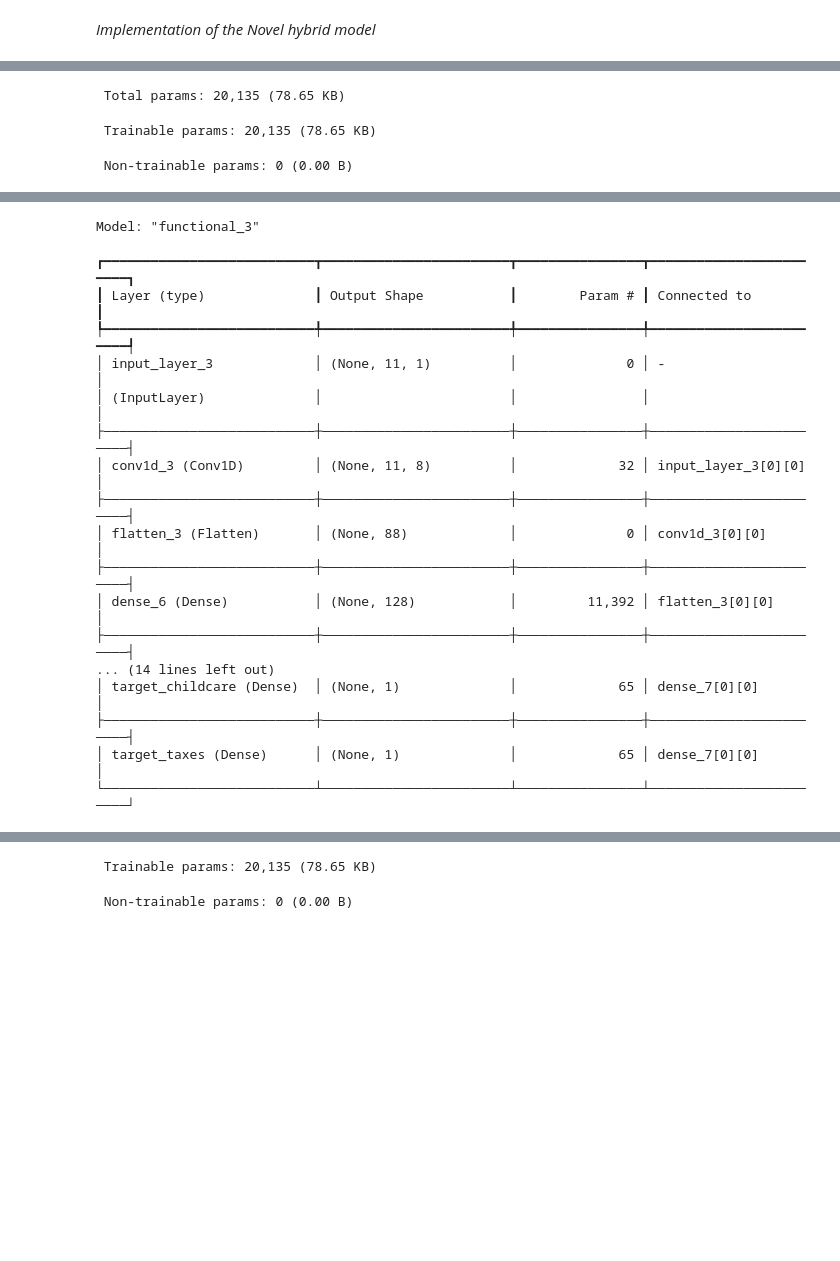
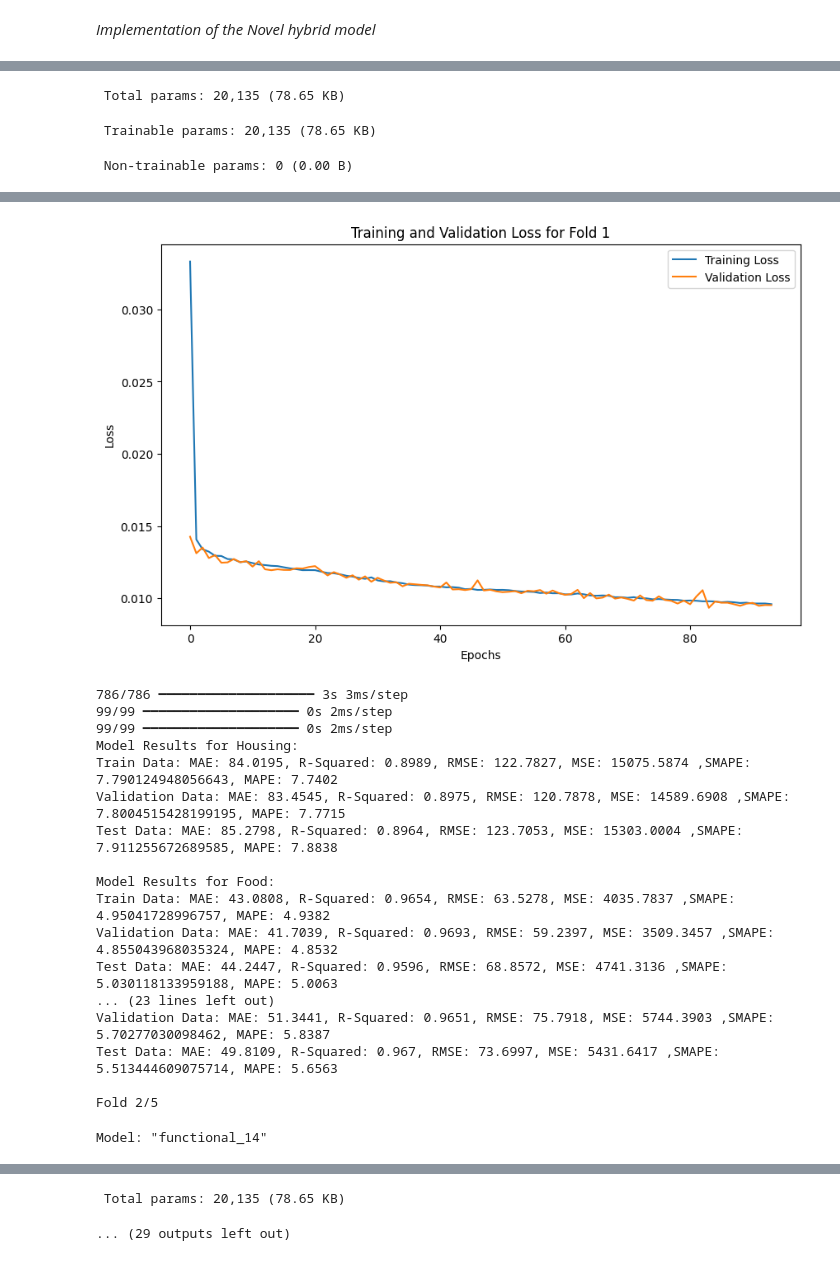
Before and after one commit to savinthie/Final_Year_Project_IDP_2024-2025, a Jupyter notebook: Final_IDP_model.ipynb, the cells around one changed output, grey strips where cells are left out. Saved outputs shown, nothing was run; the diff lists cells and outputs as text; code cells hidden in the pictures; blank space fills up the shorter version.

Commit message:
Added the training and validation loss curve to check the model generalization. Added the MAPE evaluation metric

```diff
--- a/Final_IDP_model.ipynb
+++ b/Final_IDP_model.ipynb
@@ -109,7 +111,7 @@ def calculateSmape(y_true, y_pred):
     return smape_value
 # %%
 # Cross-Validation Setup
-kf = KFold(n_splits=2, shuffle=True, random_state=100)
+kf = KFold(n_splits=5, shuffle=True, random_state=100) # 5 folds
 
 # Metrics
 def print_metrics(y_true, y_pred, task_name):
@@ -123,7 +125,8 @@ def regr_report(x, y):
     mse = round(mean_squared_error(x, y), 4)
     rmse = round(np.sqrt(mean_squared_error(x, y)), 4)
     smape_score = calculateSmape(x, y)
-    return f'MAE: {mae}, R-Squared: {r2}, RMSE: {rmse}, MSE: {mse} ,smape: {smape_score}'
+    mape= round(mean_absolute_percentage_error(x, y), 4)
+    return f'MAE: {mae}, R-Squared: {r2}, RMSE: {rmse}, MSE: {mse} ,SMAPE: {smape_score}, MAPE: {mape}' # evaluation metrics
 # %%
 num_children_col = 3  # 4th position, 0-indexed
 childcare_exp_col = target_col_list.index('childcare')  # Replace 'childcare_exp' with the actual target name
@@ -154,16 +157,16 @@ global X_train_global, X_test_global, X_val_global
 global y_train_global, y_test_global, y_val_global
 # %%
 # Cross-Validation with Evaluation
-def cross_val_with_evaluation(X_scaled, y_exp_scaled, kf, num_epochs=200):
+def cross_val_with_evaluation(X_scaled, y_exp_scaled, kf, num_epochs=200):# 200 iterations
     global X_train_global, X_test_global, X_val_global
     global y_train_global, y_test_global, y_val_global
     fold = 1
     for train_index, val_index in kf.split(X_scaled):
         print(f"Fold {fold}/{kf.get_n_splits()}")
         X_train, X_test_val = X_scaled[train_index], X_scaled[val_index]
-        y_train, y_test_val = y_exp_scaled[train_index], y_exp_scaled[val_index]
+        y_train, y_test_val = y_exp_scaled[train_index], y_exp_scaled[val_index] # 80% training
 
-        X_test, X_val, y_test, y_val = train_test_split(X_test_val, y_test_val, test_size=0.5, random_state=100) # 50/50 split of remaining 20%
+        X_test, X_val, y_test, y_val = train_test_split(X_test_val, y_test_val, test_size=0.5, random_state=100) # 50/50 split of remaining 20% for testing and validation
 
         X_train_global, X_test_global, X_val_global = X_train, X_test, X_val
         y_train_global, y_test_global, y_val_global = y_train, y_test, y_val
@@ -174,20 +177,29 @@ def cross_val_with_evaluation(X_scaled, y_exp_scaled, kf, num_epochs=200):
         X_test = X_test[..., np.newaxis]
 
         household_model = create_hybrid_model((X_train.shape[1], 1), y_train.shape[1])
-        household_model.compile(optimizer=Adam(learning_rate=0.001), loss='mean_squared_error')
+        household_model.compile(optimizer=Adam(learning_rate=0.001), loss='mean_squared_error') # adams optimizer is used
 
         household_model.summary()
 
-        early_stopping = EarlyStopping(monitor='val_loss', patience=10, restore_best_weights=True)
+        early_stopping = EarlyStopping(monitor='val_loss', patience=10, restore_best_weights=True) # early stopping to avoid excess training/overfitting
 
         # Training
-        household_model.fit(X_train, [y_train[:, i] for i in range(y_train.shape[1])],
+        history=household_model.fit(X_train, [y_train[:, i] for i in range(y_train.shape[1])],
                   validation_data=(X_val, [y_val[:, i] for i in range(y_val.shape[1])]),
                   epochs=num_epochs, batch_size=64, verbose=1, callbacks= [early_stopping])
+           # Plot training and validation loss curves for all the 5 folds
+        plt.figure(figsize=(10, 6))
+        plt.plot(history.history['loss'], label='Training Loss')
+        plt.plot(history.history['val_loss'], label='Validation Loss')
+        plt.title(f'Training and Validation Loss for Fold {fold}')
+        plt.xlabel('Epochs')
+        plt.ylabel('Loss')
+        plt.legend()
+        plt.show()
 
         # Predictions
-        y_train_pred = np.column_stack(household_model.predict(X_train))
-        y_val_pred = np.column_stack(household_model.predict(X_val))
+        y_train_pred = np.column_stack(household_model.predict(X_train)) #. Prediction on the train set
+        y_val_pred = np.column_stack(household_model.predict(X_val))# Prediction on the validation set
         y_test_pred = np.column_stack(household_model.predict(X_test)) #Prediction on test set
 
         # Inverse scaling
@@ -213,13 +225,13 @@ def cross_val_with_evaluation(X_scaled, y_exp_scaled, kf, num_epochs=200):
         # Metrics for each target
         for i, target in enumerate(target_col_list):
             print(f'Model Results for {target.capitalize()}:')
-            print('Train Data:', regr_report(y_train_original[:, i], y_train_pred_original[:, i]))
-            print('Validation Data:', regr_report(y_val_original[:, i], y_val_pred_original[:, i]))
+            print('Train Data:', regr_report(y_train_original[:, i], y_train_pred_original[:, i]))#Print metric for train set
+            print('Validation Data:', regr_report(y_val_original[:, i], y_val_pred_original[:, i])) #Print metrics for validation set
             print('Test Data:', regr_report(y_test_original[:, i], y_test_pred_original[:, i])) #Print metrics for test set
             print()
 
-        fold += 1
+        fold += 1 # moving to the next k fold (iteration process)
     return household_model
 
-household_model_combine = cross_val_with_evaluation(X_scaled, y_exp_scaled,kf)
+household_model_combine = cross_val_with_evaluation(X_scaled, y_exp_scaled,kf) # passing the parameters such as the scaled features, targets, and the number of k folds
 # %% [output]
@@ -265,18 +277,19 @@ Fold 2/2
+[figure, added]
-Model: "functional_3"
+786/786 ━━━━━━━━━━━━━━━━━━━━ 3s 3ms/step
+99/99 ━━━━━━━━━━━━━━━━━━━━ 0s 2ms/step
+99/99 ━━━━━━━━━━━━━━━━━━━━ 0s 2ms/step
+Model Results for Housing:
+Train Data: MAE: 84.0195, R-Squared: 0.8989, RMSE: 122.7827, MSE: 15075.5874 ,SMAPE: 7.790124948056643, MAPE: 7.7402
+Validation Data: MAE: 83.4545, R-Squared: 0.8975, RMSE: 120.7878, MSE: 14589.6908 ,SMAPE: 7.8004515428199195, MAPE: 7.7715
+Test Data: MAE: 85.2798, R-Squared: 0.8964, RMSE: 123.7053, MSE: 15303.0004 ,SMAPE: 7.911255672689585, MAPE: 7.8838
+
+Model Results for Food:
+Train Data: MAE: 43.0808, R-Squared: 0.9654, RMSE: 63.5278, MSE: 4035.7837 ,SMAPE: 4.95041728996757, MAPE: 4.9382
+Validation Data: MAE: 41.7039, R-Squared: 0.9693, RMSE: 59.2397, MSE: 3509.3457 ,SMAPE: 4.855043968035324, MAPE: 4.8532
+Test Data: MAE: 44.2447, R-Squared: 0.9596, RMSE: 68.8572, MSE: 4741.3136 ,SMAPE: 5.030118133959188, MAPE: 5.0063
+... (23 lines left out)
+Validation Data: MAE: 51.3441, R-Squared: 0.9651, RMSE: 75.7918, MSE: 5744.3903 ,SMAPE: 5.70277030098462, MAPE: 5.8387
+Test Data: MAE: 49.8109, R-Squared: 0.967, RMSE: 73.6997, MSE: 5431.6417 ,SMAPE: 5.513444609075714, MAPE: 5.6563
+
+Fold 2/5
-┏━━━━━━━━━━━━━━━━━━━━━━━━━━━┳━━━━━━━━━━━━━━━━━━━━━━━━┳━━━━━━━━━━━━━━━━┳━━━━━━━━━━━━━━━━━━━━━━━━┓
-┃ Layer (type)              ┃ Output Shape           ┃        Param # ┃ Connected to           ┃
-┡━━━━━━━━━━━━━━━━━━━━━━━━━━━╇━━━━━━━━━━━━━━━━━━━━━━━━╇━━━━━━━━━━━━━━━━╇━━━━━━━━━━━━━━━━━━━━━━━━┩
-│ input_layer_3             │ (None, 11, 1)          │              0 │ -                      │
-│ (InputLayer)              │                        │                │                        │
-├───────────────────────────┼────────────────────────┼────────────────┼────────────────────────┤
-│ conv1d_3 (Conv1D)         │ (None, 11, 8)          │             32 │ input_layer_3[0][0]    │
-├───────────────────────────┼────────────────────────┼────────────────┼────────────────────────┤
-│ flatten_3 (Flatten)       │ (None, 88)             │              0 │ conv1d_3[0][0]         │
-├───────────────────────────┼────────────────────────┼────────────────┼────────────────────────┤
-│ dense_6 (Dense)           │ (None, 128)            │         11,392 │ flatten_3[0][0]        │
-├───────────────────────────┼────────────────────────┼────────────────┼────────────────────────┤
-... (14 lines left out)
-│ target_childcare (Dense)  │ (None, 1)              │             65 │ dense_7[0][0]          │
-├───────────────────────────┼────────────────────────┼────────────────┼────────────────────────┤
-│ target_taxes (Dense)      │ (None, 1)              │             65 │ dense_7[0][0]          │
-└───────────────────────────┴────────────────────────┴────────────────┴────────────────────────┘
+Model: "functional_14"
@@ -284,2 +313,2 @@ Model: "functional_3"
- Trainable params: 20,135 (78.65 KB)
+ Total params: 20,135 (78.65 KB)
- Non-trainable params: 0 (0.00 B)
+... (29 outputs left out)
```
Also changed, not shown: parts of 2 cells of this notebook.
